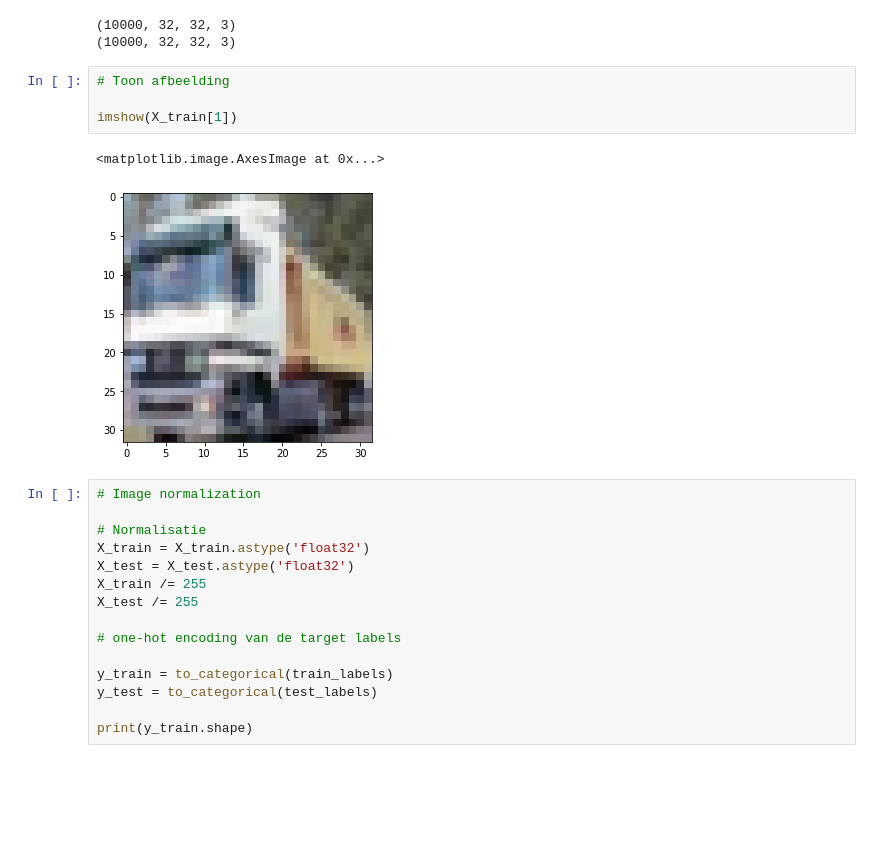
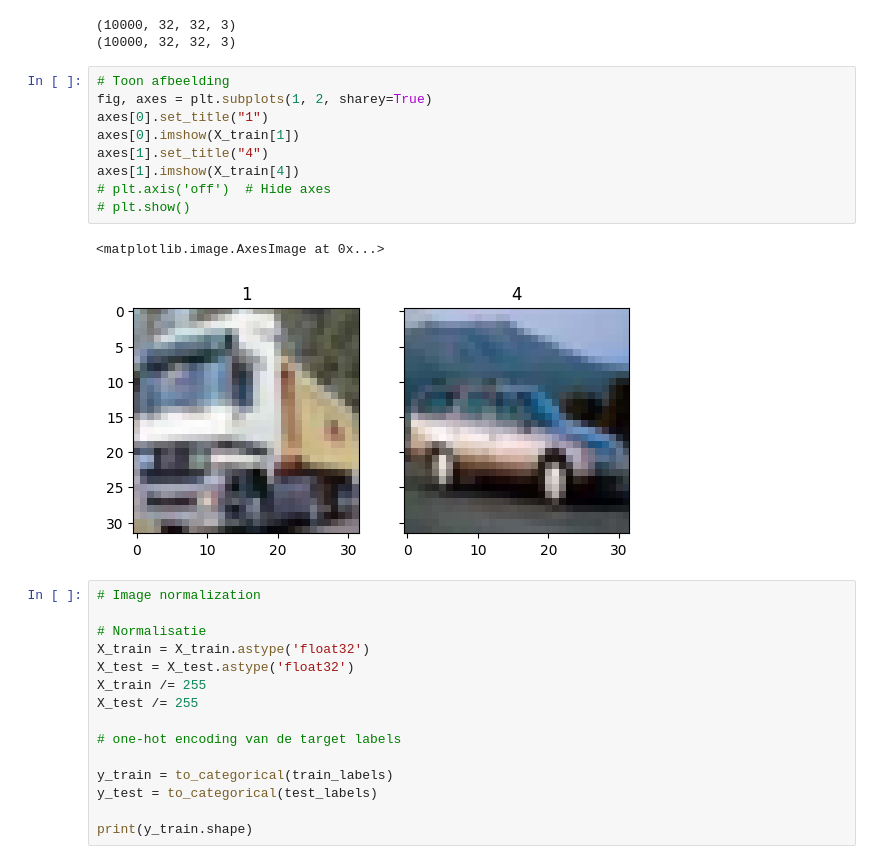
Before and after one commit to samdeleu/howest-dl, a Jupyter notebook: sessie_02/demos/Image_Augmentation.ipynb, the cells around one changed output. Drawn from its saved outputs; the diff is of its cells as text; blank space fills up the shorter version.

```diff
--- a/sessie_02/demos/Image_Augmentation.ipynb
+++ b/sessie_02/demos/Image_Augmentation.ipynb
@@ -55,13 +75,18 @@ print(X_test.shape)
 # %% [output]
 (10000, 32, 32, 3)
 (10000, 32, 32, 3)
-# %%
-# Toon afbeelding
-
-imshow(X_train[1])
-# %% [output]
-<matplotlib.image.AxesImage at 0x...>
-[figure, removed]
+# %%
+# Toon afbeelding
+fig, axes = plt.subplots(1, 2, sharey=True)
+axes[0].set_title("1")
+axes[0].imshow(X_train[1])
+axes[1].set_title("4")
+axes[1].imshow(X_train[4])
+# plt.axis('off')  # Hide axes
+# plt.show()
+# %% [output]
+<matplotlib.image.AxesImage at 0x...>
+[figure, added]
 # %%
 # Image normalization
 
```
Also changed, not shown: parts of 6 cells of this notebook, 5 other files.
